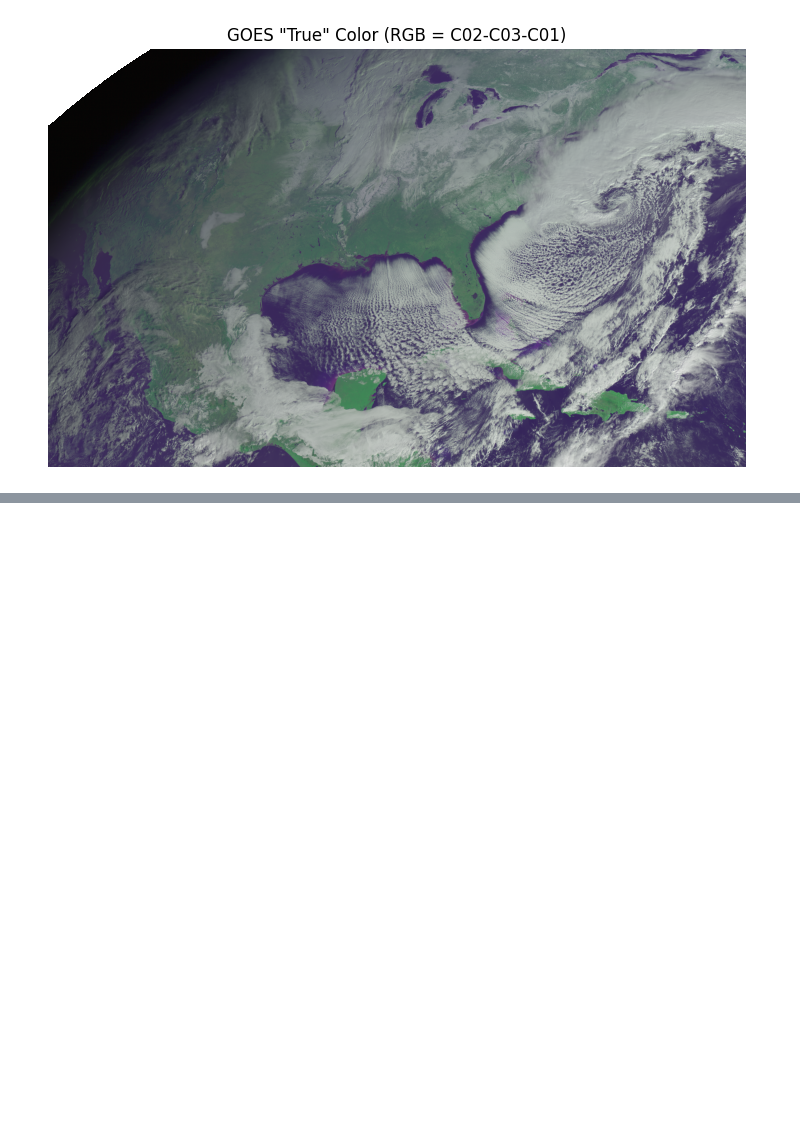
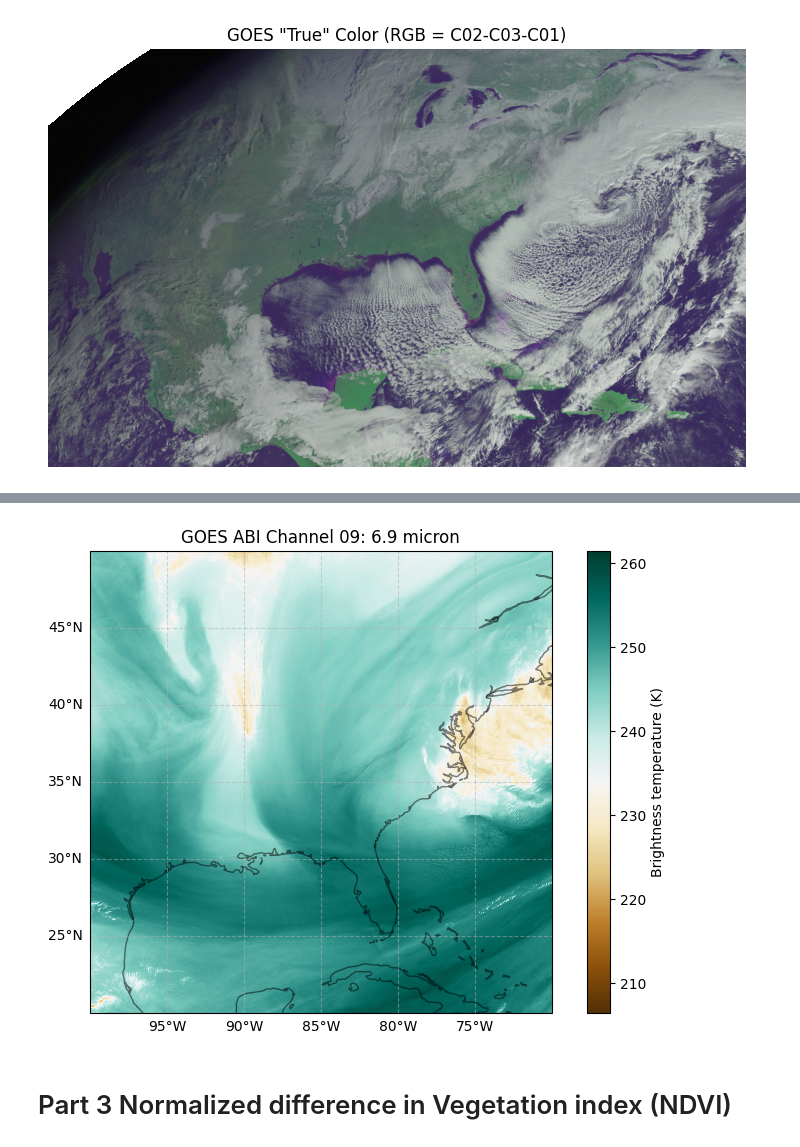
Before and after one commit to EP-Shark/MET4400C_Ins-obs_labs, a Jupyter notebook: Labs/Mini_lab4/Mini_lab4.ipynb, the cells around one changed output, grey strips where cells are left out. Drawn from its saved outputs; the diff is of its cells as text; code cells hidden in the pictures; blank space fills up the shorter version.

```diff
--- a/Labs/Mini_lab4/Mini_lab4.ipynb
+++ b/Labs/Mini_lab4/Mini_lab4.ipynb
@@ -195,0 +244,43 @@ ValueError: all the input array dimensions except for the concatenation axis mus
+# %%
+### Water vapor channel 6.9 micron ###
+
+# Plotting as a map projection over the southeastern US
+
+# Set up projection using GOES file specifications
+proj = c09.goes_imager_projection
+geos = ccrs.Geostationary(
+    central_longitude = float(proj.longitude_of_projection_origin),
+    satellite_height = float(proj.perspective_point_height)
+)
+
+#set up plot axes
+fig = plt.figure(figsize=(9,6))
+ax = plt.axes(projection=ccrs.PlateCarree())
+
+# Convert scan angles [rad] to projection coordinates [m]
+h = float(c09.goes_imager_projection.perspective_point_height)
+X = c09.x.values * h
+Y = c09.y.values * h
+
+#Plotting the data
+ax.coastlines(alpha = 0.5)
+pm = ax.pcolormesh(X, Y, c09['Tb'], transform = geos, cmap = 'BrBG')
+
+#Colorbar
+plt.colorbar(pm, label='Brightness temperature (K)')
+
+#Set latitude and longitude information
+gl = ax.gridlines(draw_labels=True, linestyle='--', alpha=0.5)
+gl.top_labels = False
+gl.right_labels = False
+
+# Set extent (for southeastern United States)
+ax.set_extent([-100, -70, 20, 50], crs=ccrs.PlateCarree())
+
+# Adding informative title
+plt.title(f'GOES ABI Channel 09: {c09.band_wavelength.values[0]:.1f} micron')
+plt.show()
+# %% [output]
+[figure, added]
+# %% [markdown]
+# Part 3 Normalized difference in Vegetation index (NDVI)
```
Also changed, not shown: parts of 6 cells of this notebook, 1 other file.
